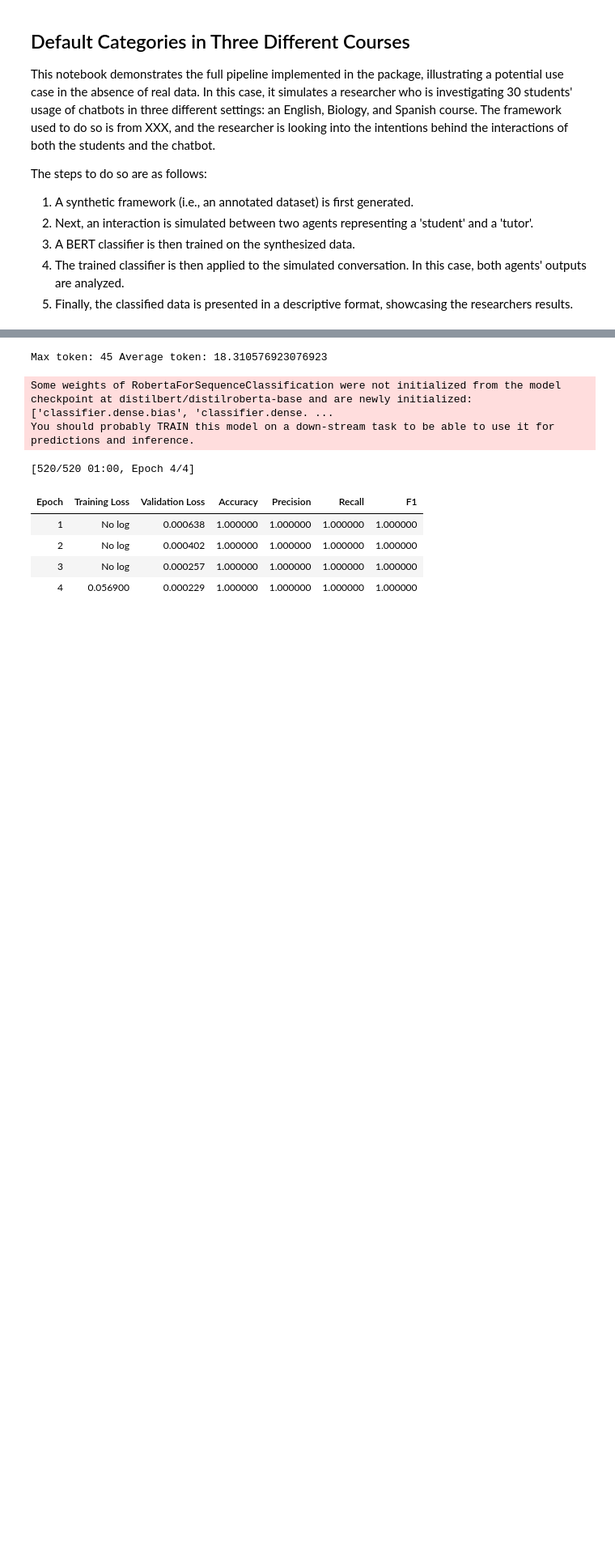
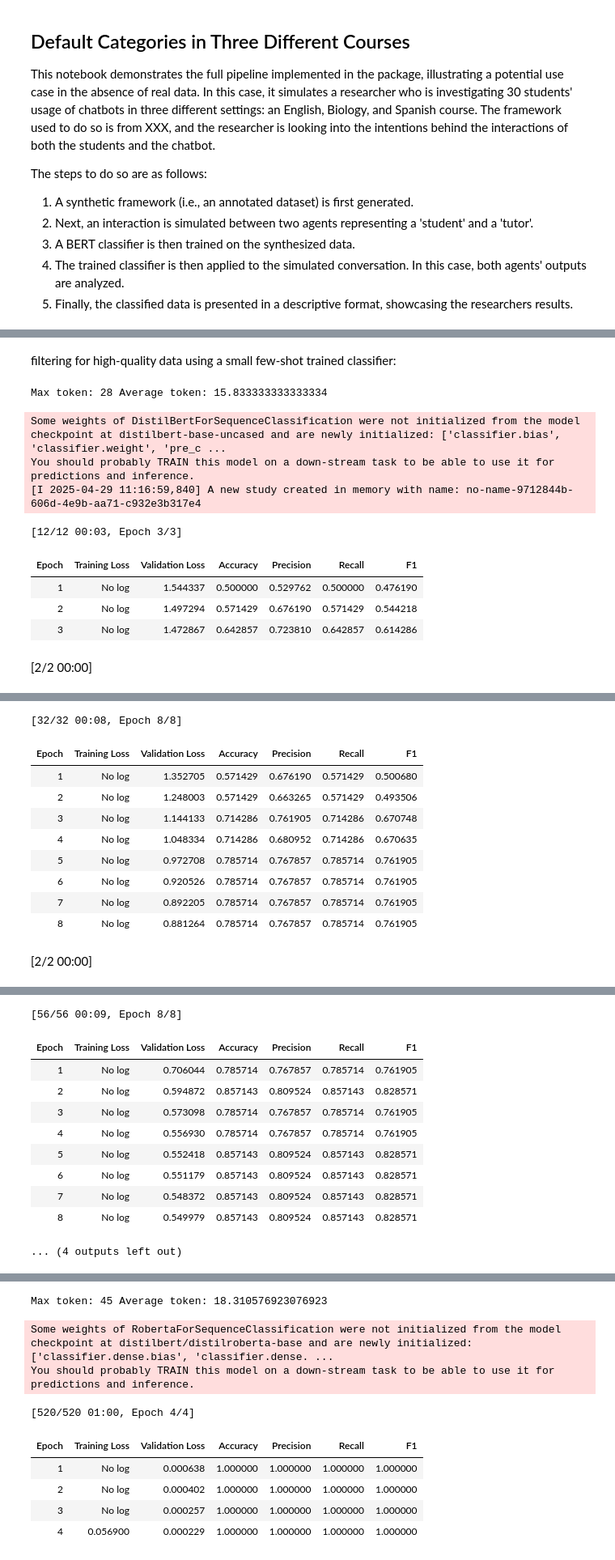
Before and after one commit to laurawpaaby/EduChatEval, a Jupyter notebook: tutorials/default_demo.ipynb, the cells around one changed output, grey strips where cells are left out. Shown: that part at 81% size. Drawn from its saved outputs; the diff is of its cells as text; code cells hidden in the pictures; blank space fills up the shorter version.

```diff
--- a/tutorials/default_demo.ipynb
+++ b/tutorials/default_demo.ipynb
@@ -49,0 +83,34 @@ TypeError: synthesize_dataset() got an unexpected keyword argument 'temperature'
+# %% [markdown]
+filtering for high-quality data using a small few-shot trained classifier:
+# %%
+import sys
+sys.path.insert(0, '/Users/dklaupaa/Desktop/chat_wrap_package/src')
+from educhateval.core import FrameworkGenerator
+generator = FrameworkGenerator(model_name="llama-3.2-3b-instruct", api_url="http://localhost:1234/v1/completions")
+# %%
+import pandas as pd
+df_4 = pd.read_csv("../data/generated_tuning_data/synth_default_4types_800samples.csv")
+# %%
+filtered_df = generator.filter_with_classifier(
+    train_data="../data/generated_tuning_data/tiny_labeled_default.csv",
+    synth_data=df_4,
+    classifier_model_name="distilbert-base-uncased",
+    tuning=True,
+    tuning_params={
+        "learning_rate": [5e-5, 3e-5, 2e-5],
+        "per_device_train_batch_size": [8, 16, 32],
+        "num_train_epochs": [3, 5, 8],
+        "weight_decay": [0.001,0.01, 0.1]
+    }
+)
+# %% [output]
+Max token: 28 Average token: 15.833333333333334
+Some weights of DistilBertForSequenceClassification were not initialized from the model checkpoint at distilbert-base-uncased and are newly initialized: ['classifier.bias', 'classifier.weight', 'pre_c ...
+You should probably TRAIN this model on a down-stream task to be able to use it for predictions and inference.
+[I 2025-04-29 11:16:59,840] A new study created in memory with name: no-name-9712844b-606d-4e9b-aa71-c932e3b317e4
+[12/12 00:03, Epoch 3/3]
+| Epoch | Training Loss | Validation Loss | Accuracy | Precision | Recall | F1 |
+| 1 | No log | 1.544337 | 0.500000 | 0.529762 | 0.500000 | 0.476190 |
+| 2 | No log | 1.497294 | 0.571429 | 0.676190 | 0.571429 | 0.544218 |
+| 3 | No log | 1.472867 | 0.642857 | 0.723810 | 0.642857 | 0.614286 |
+[2/2 00:00]
@@ -49,0 +118,11 @@ TypeError: synthesize_dataset() got an unexpected keyword argument 'temperature'
+[32/32 00:08, Epoch 8/8]
+| Epoch | Training Loss | Validation Loss | Accuracy | Precision | Recall | F1 |
+| 1 | No log | 1.352705 | 0.571429 | 0.676190 | 0.571429 | 0.500680 |
+| 2 | No log | 1.248003 | 0.571429 | 0.663265 | 0.571429 | 0.493506 |
+| 3 | No log | 1.144133 | 0.714286 | 0.761905 | 0.714286 | 0.670748 |
+| 4 | No log | 1.048334 | 0.714286 | 0.680952 | 0.714286 | 0.670635 |
+| 5 | No log | 0.972708 | 0.785714 | 0.767857 | 0.785714 | 0.761905 |
+| 6 | No log | 0.920526 | 0.785714 | 0.767857 | 0.785714 | 0.761905 |
+| 7 | No log | 0.892205 | 0.785714 | 0.767857 | 0.785714 | 0.761905 |
+| 8 | No log | 0.881264 | 0.785714 | 0.767857 | 0.785714 | 0.761905 |
+[2/2 00:00]
@@ -49,0 +130,11 @@ TypeError: synthesize_dataset() got an unexpected keyword argument 'temperature'
+[56/56 00:09, Epoch 8/8]
+| Epoch | Training Loss | Validation Loss | Accuracy | Precision | Recall | F1 |
+| 1 | No log | 0.706044 | 0.785714 | 0.767857 | 0.785714 | 0.761905 |
+| 2 | No log | 0.594872 | 0.857143 | 0.809524 | 0.857143 | 0.828571 |
+| 3 | No log | 0.573098 | 0.785714 | 0.767857 | 0.785714 | 0.761905 |
+| 4 | No log | 0.556930 | 0.785714 | 0.767857 | 0.785714 | 0.761905 |
+| 5 | No log | 0.552418 | 0.857143 | 0.809524 | 0.857143 | 0.828571 |
+| 6 | No log | 0.551179 | 0.857143 | 0.809524 | 0.857143 | 0.828571 |
+| 7 | No log | 0.548372 | 0.857143 | 0.809524 | 0.857143 | 0.828571 |
+| 8 | No log | 0.549979 | 0.857143 | 0.809524 | 0.857143 | 0.828571 |
+... (4 outputs left out)
```
Also changed, not shown: parts of 16 cells of this notebook, 16 other files.
